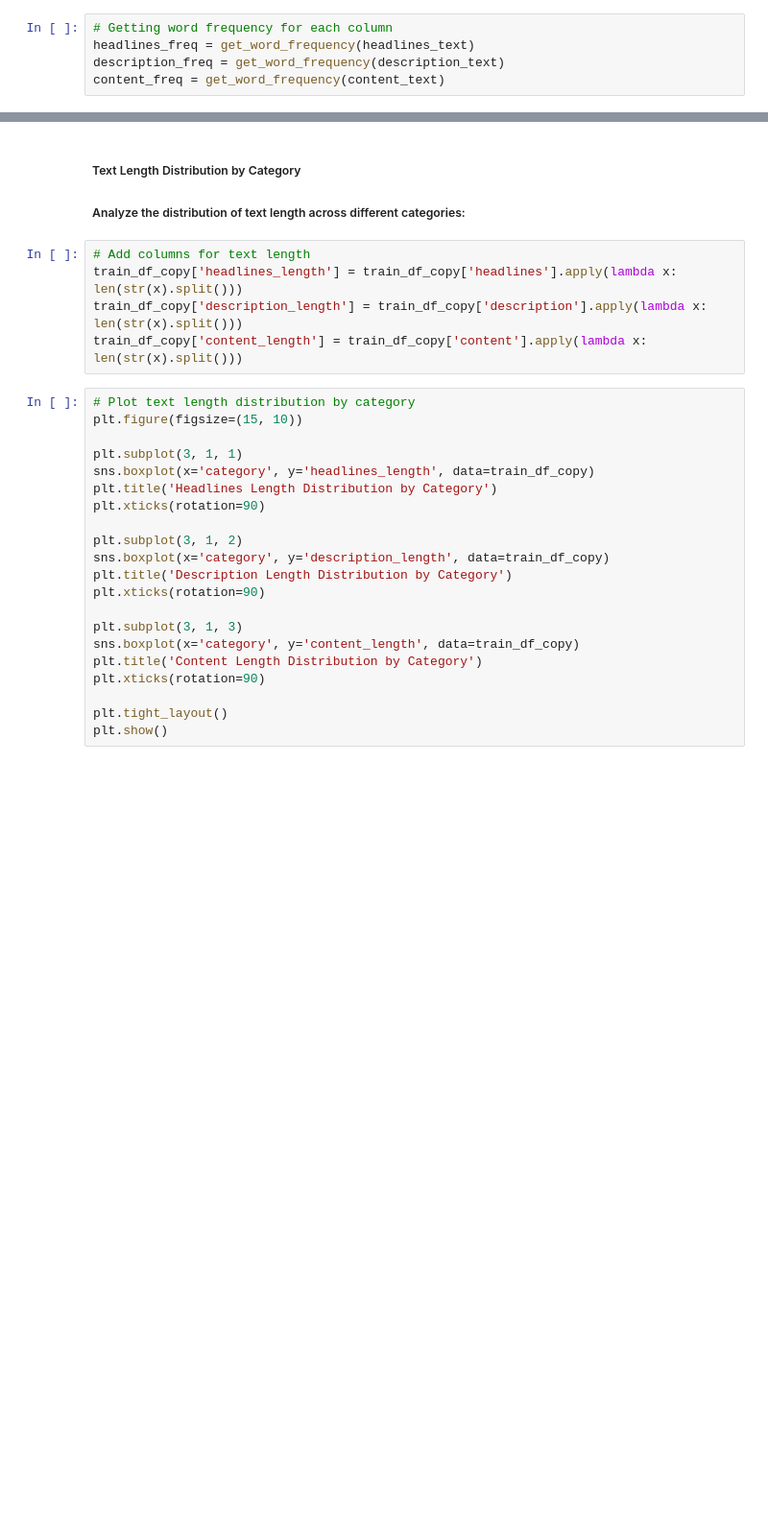
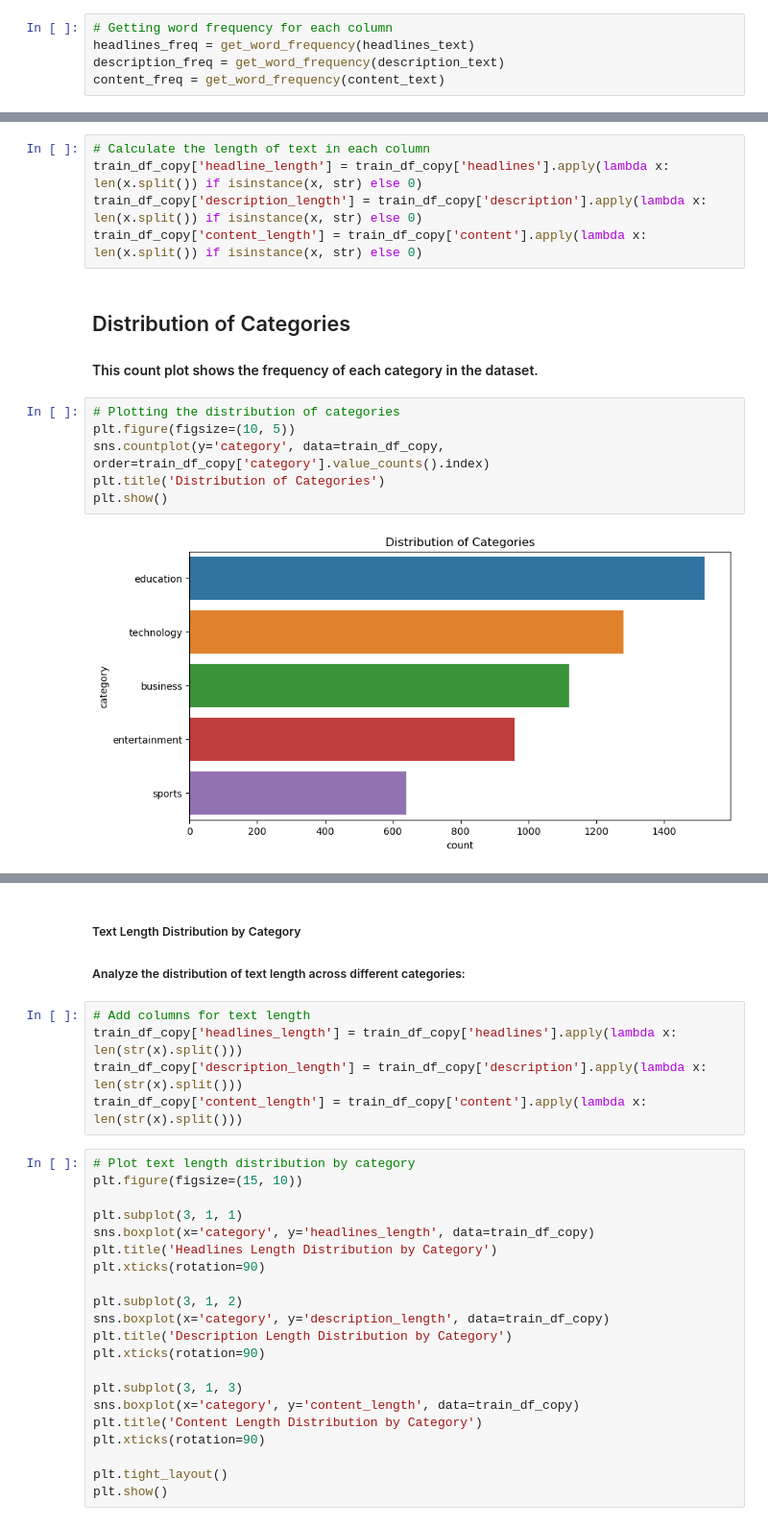
Before and after one commit to AmandaMokoena/2401FTDS_Classification_Project_0A4, a Jupyter notebook: Classification Project notebook.ipynb, the cells around one changed output, grey strips where cells are left out. Shown at 96% size. Cells and saved outputs as stored; diff of their text form; blank space fills up the shorter version.

```diff
--- a/Classification Project notebook.ipynb
+++ b/Classification Project notebook.ipynb
@@ -314,0 +416,16 @@ plot_word_frequency(content_freq, 'Top 20 Words in Content')
+# %%
+# Calculate the length of text in each column
+train_df_copy['headline_length'] = train_df_copy['headlines'].apply(lambda x: len(x.split()) if isinstance(x, str) else 0)
+train_df_copy['description_length'] = train_df_copy['description'].apply(lambda x: len(x.split()) if isinstance(x, str) else 0)
+train_df_copy['content_length'] = train_df_copy['content'].apply(lambda x: len(x.split()) if isinstance(x, str) else 0)
+# %% [markdown]
+## Distribution of Categories
+#### This count plot shows the frequency of each category in the dataset.
+# %%
+# Plotting the distribution of categories
+plt.figure(figsize=(10, 5))
+sns.countplot(y='category', data=train_df_copy, order=train_df_copy['category'].value_counts().index)
+plt.title('Distribution of Categories')
+plt.show()
+# %% [output]
+[figure, added]
```
Also changed, not shown: parts of 46 cells of this notebook.
